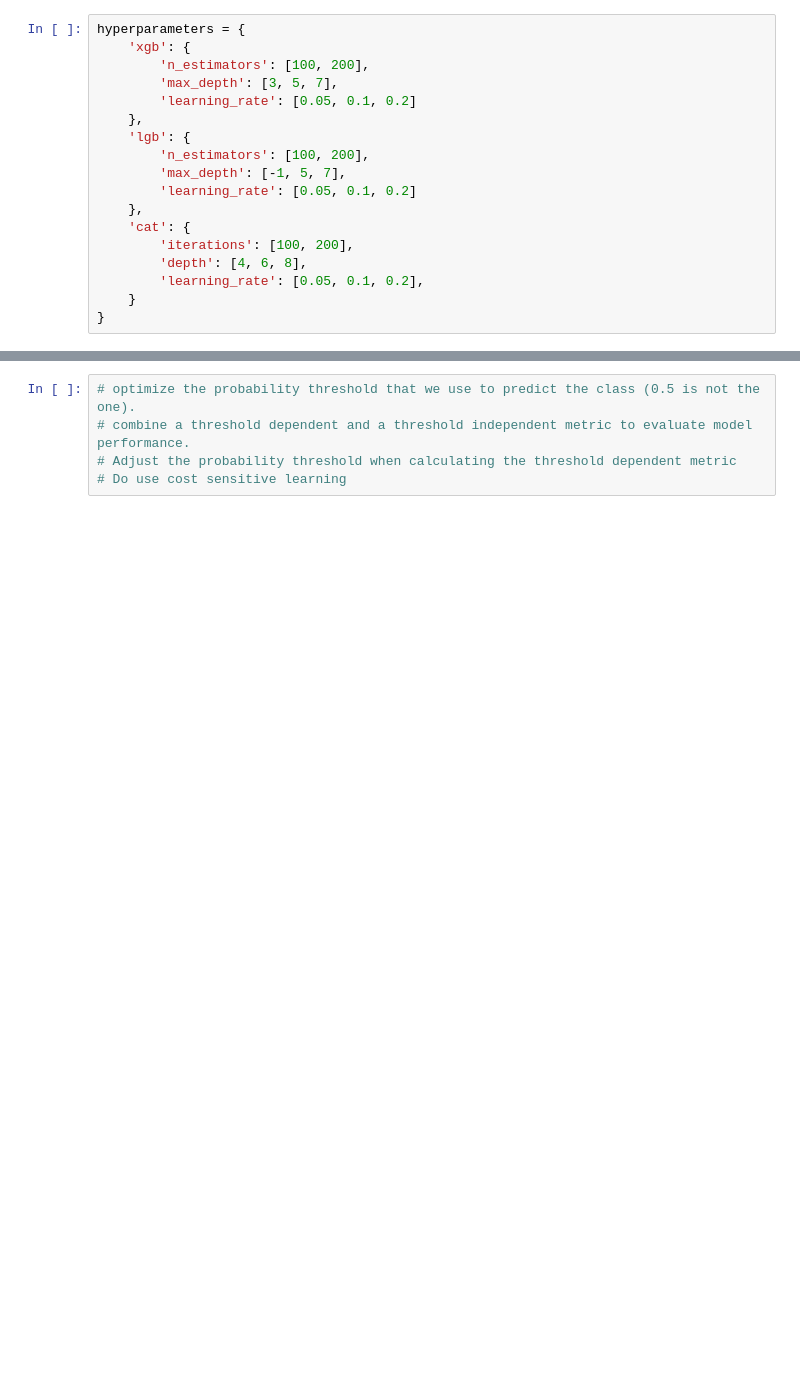
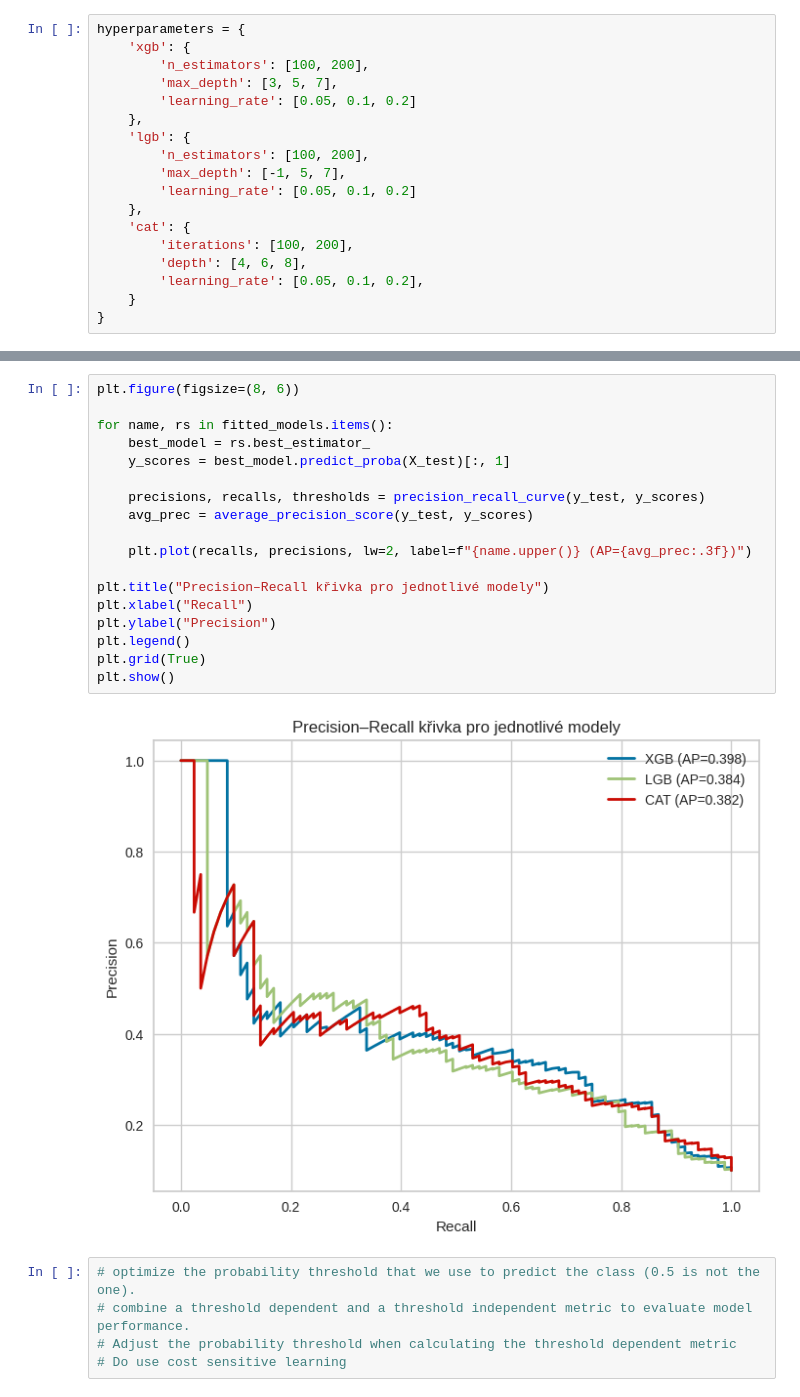
Before and after one commit to PetaGb/fraud-detection, a Jupyter notebook: models.ipynb, the cells around one changed output, grey strips where cells are left out. Cells and saved outputs as stored; diff of their text form; blank space fills up the shorter version.

```diff
--- a/models.ipynb
+++ b/models.ipynb
@@ -176,3 +237,23 @@ weighted avg       0.90      0.74      0.79       832
+# %%
+plt.figure(figsize=(8, 6))
+
+for name, rs in fitted_models.items():
+    best_model = rs.best_estimator_
+    y_scores = best_model.predict_proba(X_test)[:, 1]
+
+    precisions, recalls, thresholds = precision_recall_curve(y_test, y_scores)
+    avg_prec = average_precision_score(y_test, y_scores)
+
+    plt.plot(recalls, precisions, lw=2, label=f"{name.upper()} (AP={avg_prec:.3f})")
+
+plt.title("Precision–Recall křivka pro jednotlivé modely")
+plt.xlabel("Recall")
+plt.ylabel("Precision")
+plt.legend()
+plt.grid(True)
+plt.show()
+# %% [output]
+[figure, added]
 # %%
 # optimize the probability threshold that we use to predict the class (0.5 is not the one).
 # combine a threshold dependent and a threshold independent metric to evaluate model performance.
```
Also changed, not shown: parts of 4 cells of this notebook, 3 other files.
